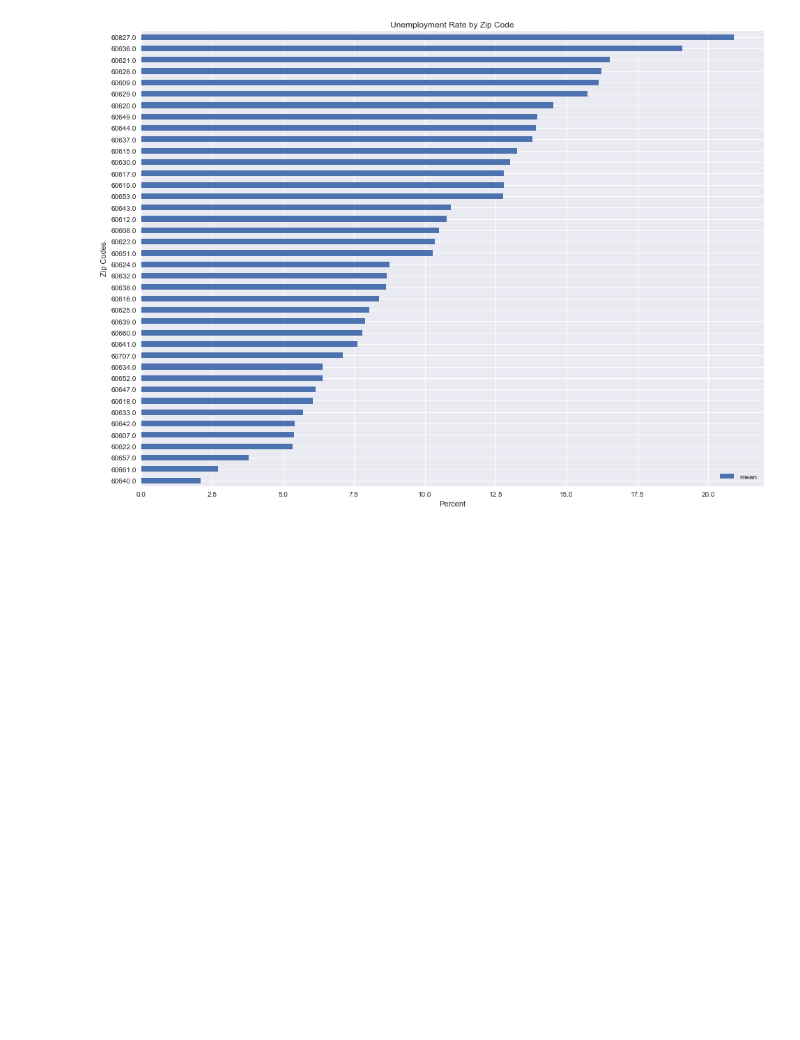
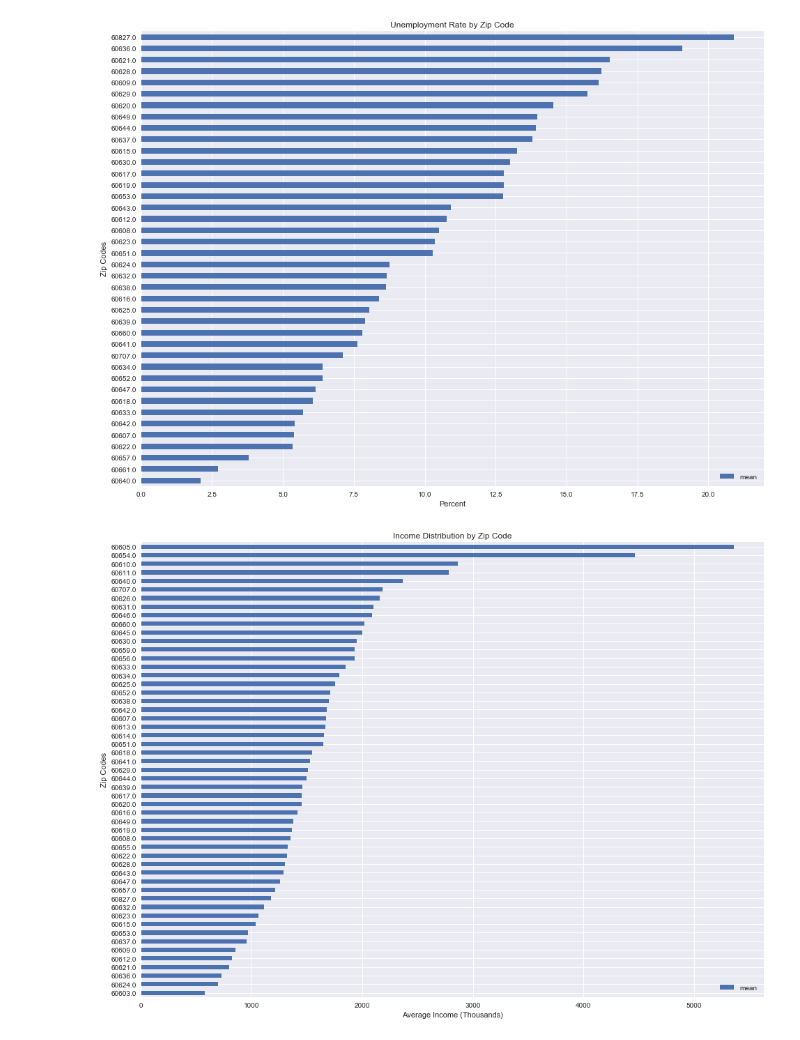
Before and after one commit to ratulesrar3/ml-pubpol, a Jupyter notebook: hw1/hw1_part2.ipynb, the cells around one changed output. Drawn from its saved outputs; the diff is of its cells as text; code cells hidden in the pictures; blank space fills up the shorter version.

```diff
--- a/hw1/hw1_part2.ipynb
+++ b/hw1/hw1_part2.ipynb
@@ -20,3 +22,7 @@ warnings.simplefilter('ignore')
 
 buildings = pd.read_pickle('buildings_acs.pkl')
 lights = pd.read_pickle('lights_acs.pkl')
+
+# drop 0 values
+buildings = drop_if(buildings, col_list=['Ward', 'ZIP CODE', 'Police District', 'Community Area'])
+lights = drop_if(lights)
@@ -28 +37,7 @@ unemployment_dist = pd.DataFrame(buildings['unemployment_rate'].groupby(building
+# %%
+# light requests
+income_dist_2 = pd.DataFrame(lights['avg_monthly_income'].groupby(lights['ZIP Code']).describe()['mean'].sort_values(ascending=True,inplace=False))
+fam_size_dist_2 = pd.DataFrame(lights['avg_family_size'].groupby(lights['ZIP Code']).describe()['mean'].sort_values(ascending=True,inplace=False))
+health_cov_dist_2 = pd.DataFrame(lights['pct_health_coverage'].groupby(lights['ZIP Code']).describe()['mean'].sort_values(ascending=True,inplace=False))
+unemployment_dist_2 = pd.DataFrame(lights['unemployment_rate'].groupby(lights['ZIP Code']).describe()['mean'].sort_values(ascending=True,inplace=False))
 # %%
@@ -42,2 +57,6 @@ plot_dist(unemployment_dist, 'Unemployment Rate by Zip Code', 'Percent')
 # %% [output]
 [figure]
+# %%
+plot_dist(income_dist_2, 'Income Distribution by Zip Code', 'Average Income (Thousands)')
+# %% [output]
+[figure, added]
```
Also changed, not shown: parts of 10 cells of this notebook, 1 other file.
